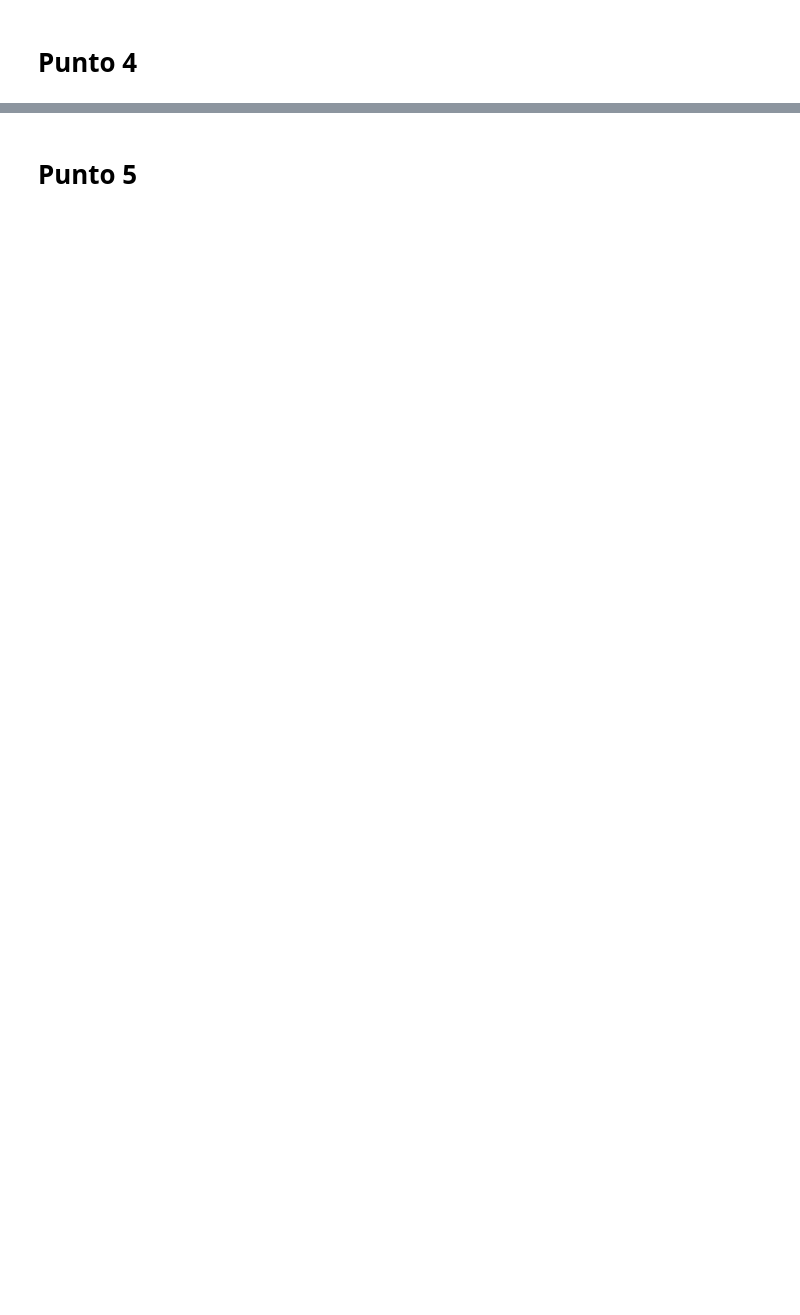
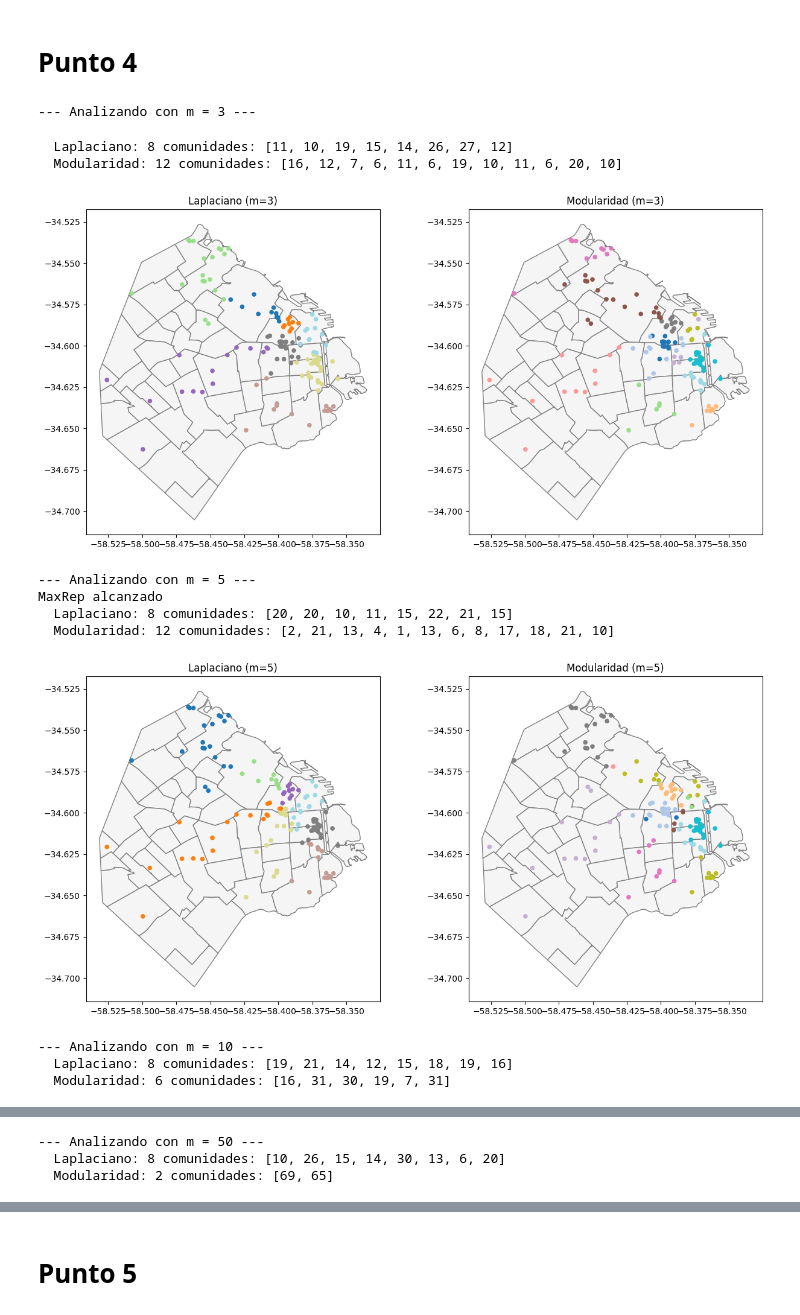
Before and after one commit to viespil/Algebra, a Jupyter notebook: ALC_1C2025_TP2.ipynb, the cells around one changed output, grey strips where cells are left out. Drawn from its saved outputs; the diff is of its cells as text; code cells hidden in the pictures; blank space fills up the shorter version.

```diff
--- a/ALC_1C2025_TP2.ipynb
+++ b/ALC_1C2025_TP2.ipynb
@@ -981,7 +966,7 @@ def laplaciano_iterativo(A, niveles, nombres_s=None):
     else:
         L = calcula_L(A)
         # Encuentra el segundo autovector más chico de L
-        v, l, _ = metpotI2(L, mu=1.0, tol=1e-8, maxrep=np.inf)
+        v, l, _ = metpotI2(L, mu=1.0, tol=1e-8, maxrep=10000)
         # Divide los nodos según el signo de v
         idx_pos = [i for i, vi in enumerate(v) if vi > 0]
         idx_neg = [i for i, vi in enumerate(v) if vi < 0]
@@ -1021,7 +1006,7 @@ def modularidad_iterativo(A=None, R=None, nombres_s=None):
         return [nombres_s]
     else:
         # Encuentra el autovector principal de R
-        v, l, _ = metpot1(R, tol=1e-8, maxrep=np.inf)
+        v, l, _ = metpot1(R, tol=1e-8, maxrep=10000)
         # Calcula la modularidad actual
         Q0 = np.sum(R[v > 0, :][:, v > 0]) + np.sum(R[v < 0, :][:, v < 0])
         if Q0 <= 0 or np.all(v > 0) or np.all(v < 0):
@@ -1034,8 +1019,8 @@ def modularidad_iterativo(A=None, R=None, nombres_s=None):
             Rp = R[np.ix_(idx_pos, idx_pos)]
             Rm = R[np.ix_(idx_neg, idx_neg)]
             # Encuentra los autovectores principales de Rp y Rm
-            vp, lp, _ = metpot1(Rp, tol=1e-8, maxrep=np.inf)
-            vm, lm, _ = metpot1(Rm, tol=1e-8, maxrep=np.inf)
+            vp, lp, _ = metpot1(Rp, tol=1e-8, maxrep=10000)
+            vm, lm, _ = metpot1(Rm, tol=1e-8, maxrep=10000)
             # Calcula el cambio en modularidad
             Q1 = 0
             if not (np.all(vp > 0) or np.all(vp < 0)):
@@ -1073,2 +1062,62 @@ Por Modularidad:
 # %% [markdown]
 # Punto 4
+# %%
+from scipy.spatial.distance import cdist
+
+# Filtrar y obtener coordenadas
+museos = museos[museos.geometry.notnull()]
+museos = museos[museos.geometry.within(barrios.unary_union)].reset_index(drop=True)
+coords = np.array([[p.x, p.y] for p in museos.geometry])
+D = cdist(coords, coords)
+np.fill_diagonal(D, np.inf)
+
+# Función para simetrizar con techo
+def simetrizar_con_ceil(A):
+    return np.ceil((A + A.T) / 2)
+
+# Función principal del punto 4
+def analizar_para_m(m, niveles=3):
+    print(f"\n--- Analizando con m = {m} ---")
+    A = construye_adyacencia(D, m)
+    A_sym = simetrizar_con_ceil(A)
+
+    comunidades_lap = laplaciano_iterativo(A_sym, niveles)
+    comunidades_mod = modularidad_iterativo(A=A_sym)
+
+    print(f"  Laplaciano: {len(comunidades_lap)} comunidades: {[len(c) for c in comunidades_lap]}")
+    print(f"  Modularidad: {len(comunidades_mod)} comunidades: {[len(c) for c in comunidades_mod]}")
+
+    # Visualización
+    fig, axs = plt.subplots(1, 2, figsize=(15, 7))
+    barrios.plot(ax=axs[0], color='whitesmoke', edgecolor='gray')
+    c_lap = np.zeros(len(museos))
+    for i, grupo in enumerate(comunidades_lap):
+        c_lap[grupo] = i
+    axs[0].scatter(coords[:, 0], coords[:, 1], c=c_lap, cmap='tab20', s=20)
+    axs[0].set_title(f'Laplaciano (m={m})')
+
+    barrios.plot(ax=axs[1], color='whitesmoke', edgecolor='gray')
+    c_mod = np.zeros(len(museos))
+    for i, grupo in enumerate(comunidades_mod):
+        c_mod[grupo] = i
+    axs[1].scatter(coords[:, 0], coords[:, 1], c=c_mod, cmap='tab20', s=20)
+    axs[1].set_title(f'Modularidad (m={m})')
+
+    plt.show()
+
+# Ejecutar para los valores solicitados
+for m in [3, 5, 10, 50]:
+    analizar_para_m(m, niveles=3)
+# %% [output]
+--- Analizando con m = 3 ---
+  Laplaciano: 8 comunidades: [11, 10, 19, 15, 14, 26, 27, 12]
+  Modularidad: 12 comunidades: [16, 12, 7, 6, 11, 6, 19, 10, 11, 6, 20, 10]
+[figure, added]
+--- Analizando con m = 5 ---
+MaxRep alcanzado
+  Laplaciano: 8 comunidades: [20, 20, 10, 11, 15, 22, 21, 15]
+  Modularidad: 12 comunidades: [2, 21, 13, 4, 1, 13, 6, 8, 17, 18, 21, 10]
+[figure, added]
+--- Analizando con m = 10 ---
+  Laplaciano: 8 comunidades: [19, 21, 14, 12, 15, 18, 19, 16]
+  Modularidad: 6 comunidades: [16, 31, 30, 19, 7, 31]
@@ -1074,0 +1125,3 @@ Por Modularidad:
+--- Analizando con m = 50 ---
+  Laplaciano: 8 comunidades: [10, 26, 15, 14, 30, 13, 6, 20]
+  Modularidad: 2 comunidades: [69, 65]
```
Also changed, not shown: parts of 8 cells of this notebook.
